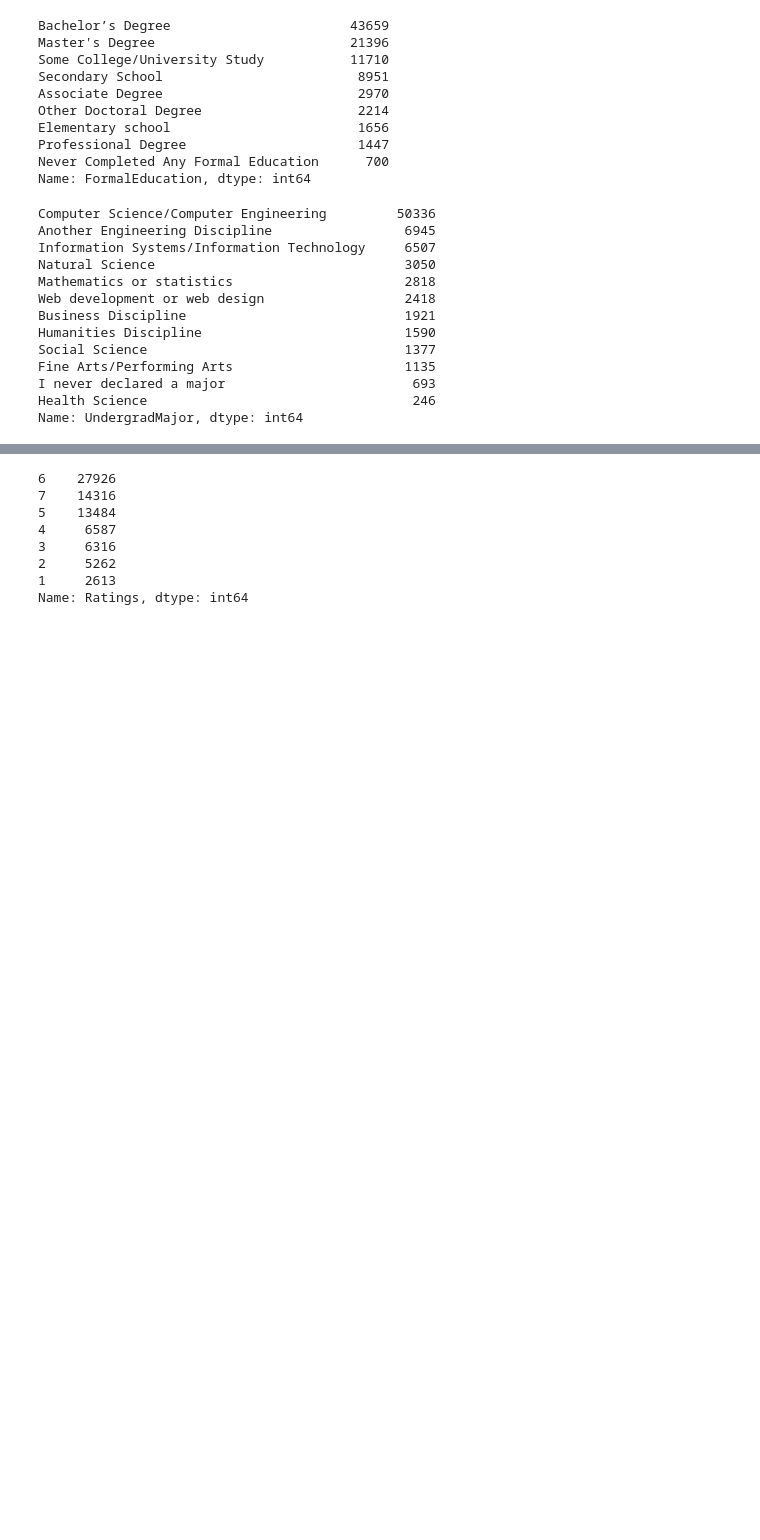
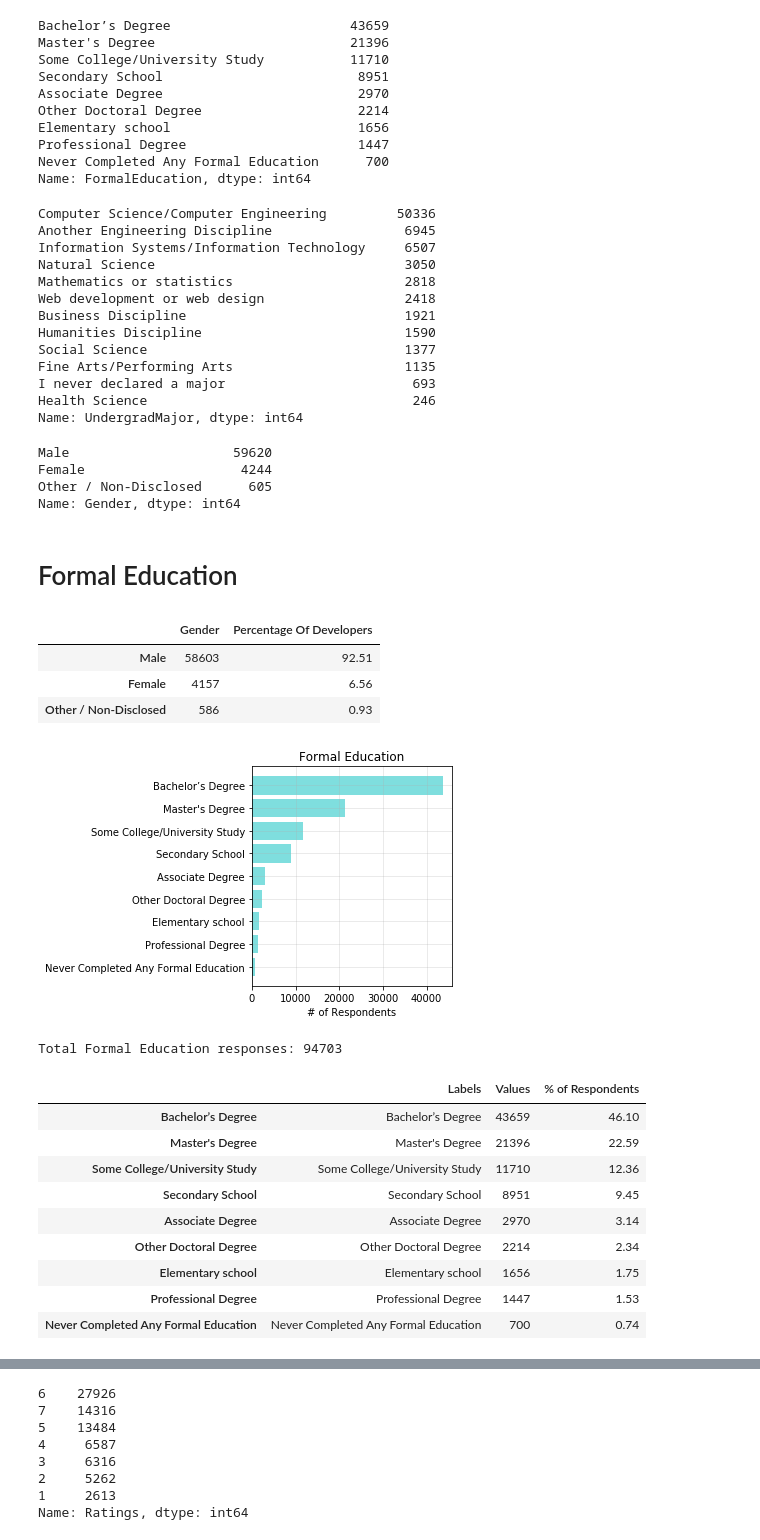
Before and after one commit to poojasheelvanth/Group-5-monwed, a Jupyter notebook: Stack_Survey_Analysis.ipynb, the cells around one changed output, grey strips where cells are left out. Cells and saved outputs as stored; diff of their text form; code cells hidden in the pictures; blank space fills up the shorter version.

```diff
--- a/Stack_Survey_Analysis.ipynb
+++ b/Stack_Survey_Analysis.ipynb
@@ -74,3 +78,73 @@ Fine Arts/Performing Arts                      1135
 I never declared a major                        693
 Health Science                                  246
 Name: UndergradMajor, dtype: int64
+# %%
+Education_df['Gender'] = Education_df['Gender'].replace({"Non-binary, genderqueer, or gender non-conforming":"Other / Non-Disclosed","Female;Transgender":"Female",\
+                                                        "Male;Non-binary, genderqueer, or gender non-conforming":"Male","Transgender":"Other / Non-Disclosed","Female;Male":"Other / Non-Disclosed",\
+                                                        "Transgender;Non-binary, genderqueer, or gender non-conforming":"Other / Non-Disclosed","Female;Non-binary, genderqueer, or gender non-conforming":"Female",\
+                                                         "Female;Male;Transgender;Non-binary, genderqueer, or gender non-conforming":"Other / Non-Disclosed","Male;Transgender":"Male","Female;Transgender;Non-binary, genderqueer, or gender non-conforming":"Female",\
+                                                         "Female;Male;Transgender":"Other / Non-Disclosed","Male;Transgender;Non-binary, genderqueer, or gender non-conforming":"Male",\
+                                                        "Female;Male;Non-binary, genderqueer, or gender non-conforming":"Other / Non-Disclosed"})
+
+Education_df['Gender'].value_counts()
+# %% [output]
+Male                     59620
+Female                    4244
+Other / Non-Disclosed      605
+Name: Gender, dtype: int64
+# %% [markdown]
+# Formal Education
+# %%
+FE_Gender_df_temp = Education_df.loc[:,["FormalEducation","Gender","Respondent"]]
+FE_Gender_df = FE_Gender_df_temp.dropna()
+FE_Gender_df["FormalEducation"].count()
+
+
+Count_Gender= FE_Gender_df["Gender"].value_counts()
+Gender_df=pd.DataFrame(Count_Gender)
+Tot= Count_Gender.sum()
+Gender_df["Percentage Of Developers"]=round(Count_Gender*100/Tot,2)
+Gender_df
+# %% [output]
+|  | Gender | Percentage Of Developers |
+| Male | 58603 | 92.51 |
+| Female | 4157 | 6.56 |
+| Other / Non-Disclosed | 586 | 0.93 |
+# %%
+formaleducation_temp = Education_df[['Respondent','FormalEducation']]
+formaleducation = formaleducation_temp.dropna()
+
+formaleducation_count = formaleducation['FormalEducation'].value_counts()
+Per_Total = round(((formaleducation_count/formaleducation_count.sum())*100),2)
+
+formaleducation_df = pd.DataFrame({'Labels' : formaleducation_count.index,
+                            'Values' : formaleducation_count.values,
+                             "% of Respondents" : Per_Total
+})
+
+plt.barh(formaleducation_df['Labels'], formaleducation_df['Values'], color='c', alpha=0.5, align="center")
+plt.gca().invert_yaxis()
+plt.grid(alpha = 0.33)
+plt.title("Formal Education")
+plt.xlabel("# of Respondents")
+plt.tight_layout()
+plt.savefig("Images/Formal_Education.png")
+plt.show()
+
+print(f"Total Formal Education responses: {formaleducation_count.sum()}")
+
+
+formaleducation_df
+# %% [output]
+[figure, added]
+Total Formal Education responses: 94703
+|  | Labels | Values | % of Respondents |
+| Bachelor’s Degree | Bachelor’s Degree | 43659 | 46.10 |
+| Master's Degree | Master's Degree | 21396 | 22.59 |
+| Some College/University Study | Some College/University Study | 11710 | 12.36 |
+| Secondary School | Secondary School | 8951 | 9.45 |
+| Associate Degree | Associate Degree | 2970 | 3.14 |
+| Other Doctoral Degree | Other Doctoral Degree | 2214 | 2.34 |
+| Elementary school | Elementary school | 1656 | 1.75 |
+| Professional Degree | Professional Degree | 1447 | 1.53 |
+| Never Completed Any Formal Education | Never Completed Any Formal Education | 700 | 0.74 |
```
Also changed, not shown: parts of 31 cells of this notebook.
